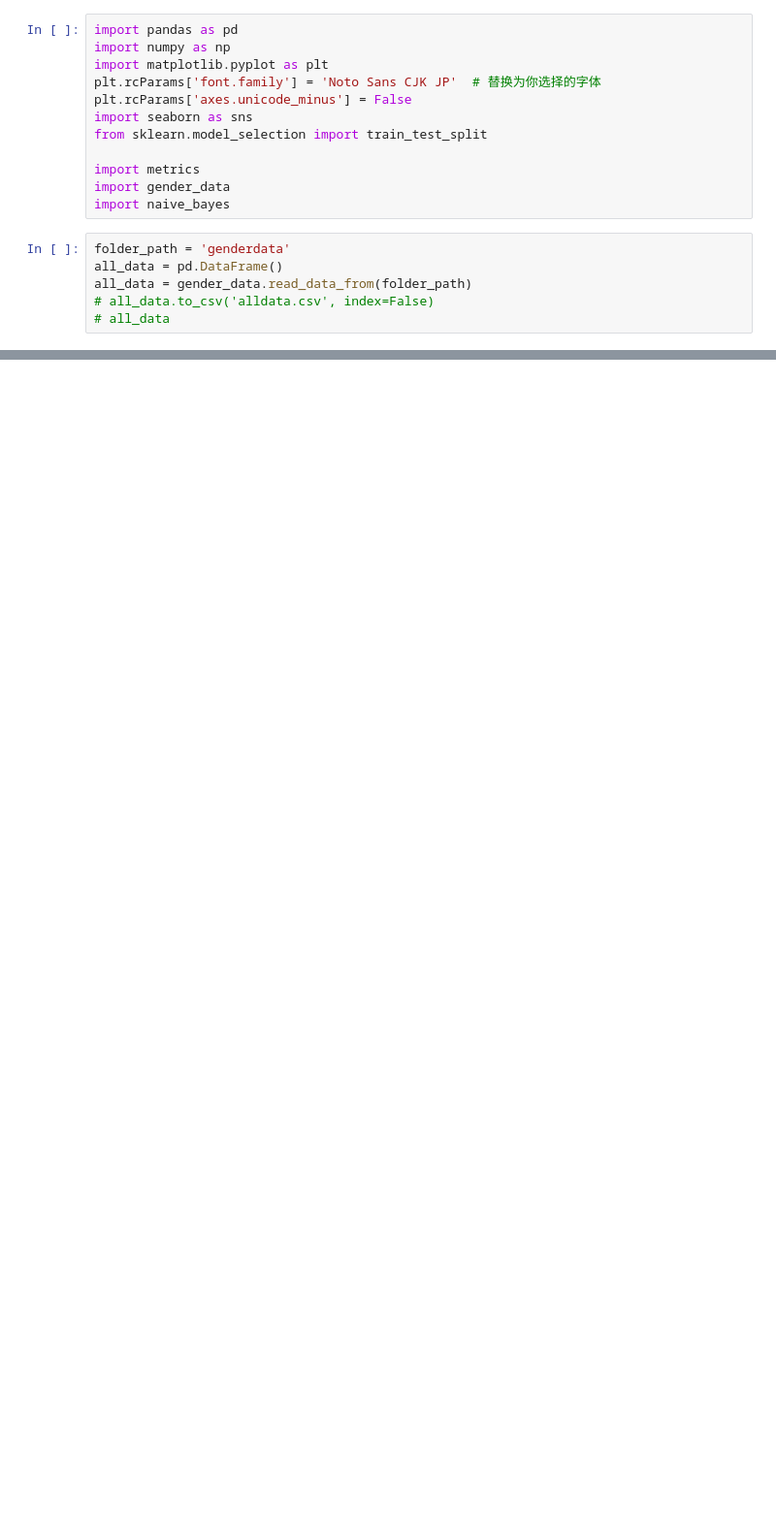
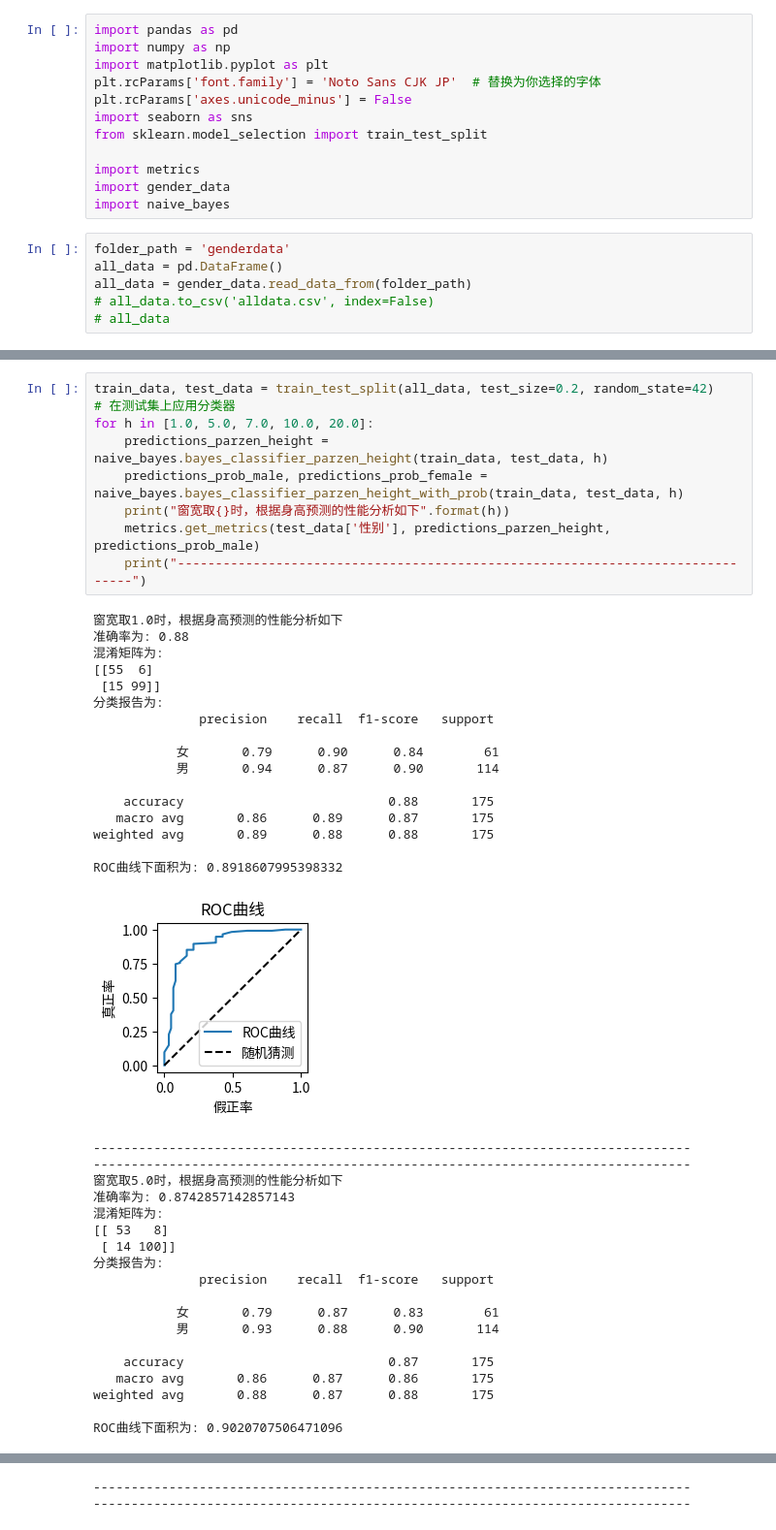
Before and after one commit to ShoiLyaung/UniversityFiles, a Jupyter notebook: Third/Winter/PR/Lab/Lab2/test.ipynb, the cells around one changed output, grey strips where cells are left out. Shown at 97% size. Saved outputs shown, nothing was run; the diff lists cells and outputs as text; blank space fills up the shorter version.

```diff
--- a/Third/Winter/PR/Lab/Lab2/test.ipynb
+++ b/Third/Winter/PR/Lab/Lab2/test.ipynb
@@ -227,0 +229,45 @@ ROC曲线下面积为: 0.939531205061835
+# %%
+train_data, test_data = train_test_split(all_data, test_size=0.2, random_state=42)
+# 在测试集上应用分类器
+for h in [1.0, 5.0, 7.0, 10.0, 20.0]:
+    predictions_parzen_height = naive_bayes.bayes_classifier_parzen_height(train_data, test_data, h)
+    predictions_prob_male, predictions_prob_female = naive_bayes.bayes_classifier_parzen_height_with_prob(train_data, test_data, h)
+    print("窗宽取{}时，根据身高预测的性能分析如下".format(h))
+    metrics.get_metrics(test_data['性别'], predictions_parzen_height, predictions_prob_male)
+    print("-------------------------------------------------------------------------------")
+# %% [output]
+窗宽取1.0时，根据身高预测的性能分析如下
+准确率为: 0.88
+混淆矩阵为:
+[[55  6]
+ [15 99]]
+分类报告为:
+              precision    recall  f1-score   support
+
+           女       0.79      0.90      0.84        61
+           男       0.94      0.87      0.90       114
+
+    accuracy                           0.88       175
+   macro avg       0.86      0.89      0.87       175
+weighted avg       0.89      0.88      0.88       175
+
+ROC曲线下面积为: 0.8918607995398332
+[figure, added]
+-------------------------------------------------------------------------------
+-------------------------------------------------------------------------------
+窗宽取5.0时，根据身高预测的性能分析如下
+准确率为: 0.8742857142857143
+混淆矩阵为:
+[[ 53   8]
+ [ 14 100]]
+分类报告为:
+              precision    recall  f1-score   support
+
+           女       0.79      0.87      0.83        61
+           男       0.93      0.88      0.90       114
+
+    accuracy                           0.87       175
+   macro avg       0.86      0.87      0.86       175
+weighted avg       0.88      0.87      0.88       175
+
+ROC曲线下面积为: 0.9020707506471096
@@ -227,0 +332,2 @@ ROC曲线下面积为: 0.939531205061835
+-------------------------------------------------------------------------------
+-------------------------------------------------------------------------------
```
Also changed, not shown: parts of 10 cells of this notebook, 6 other files.
